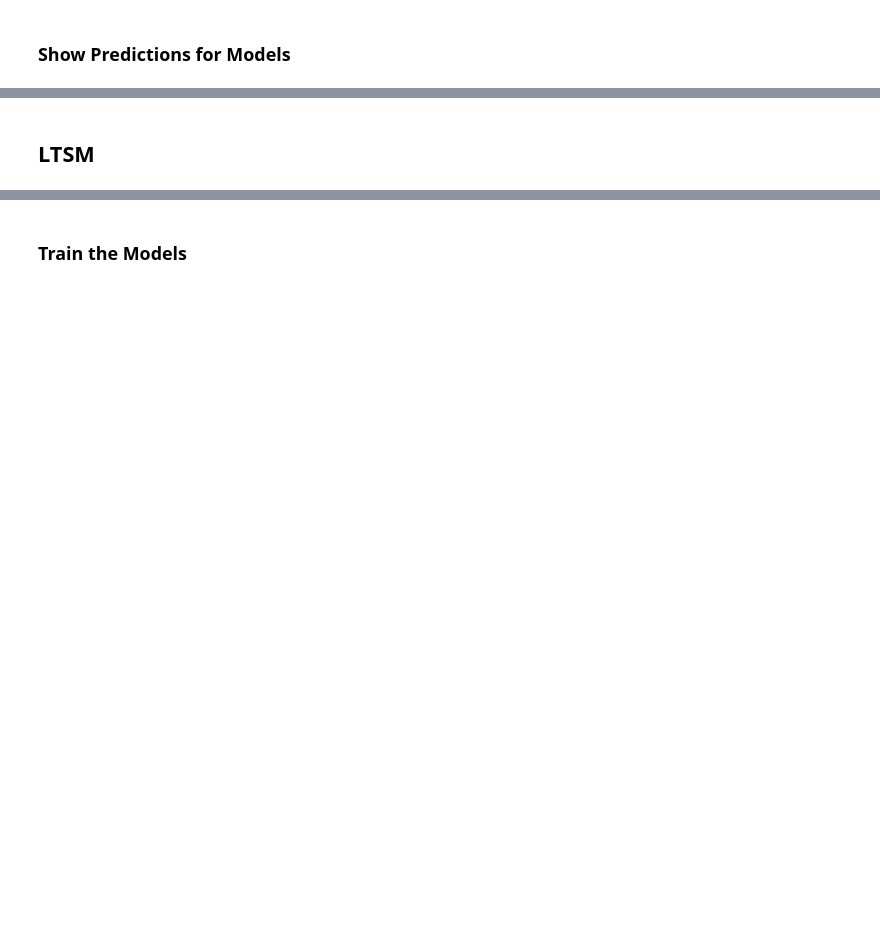
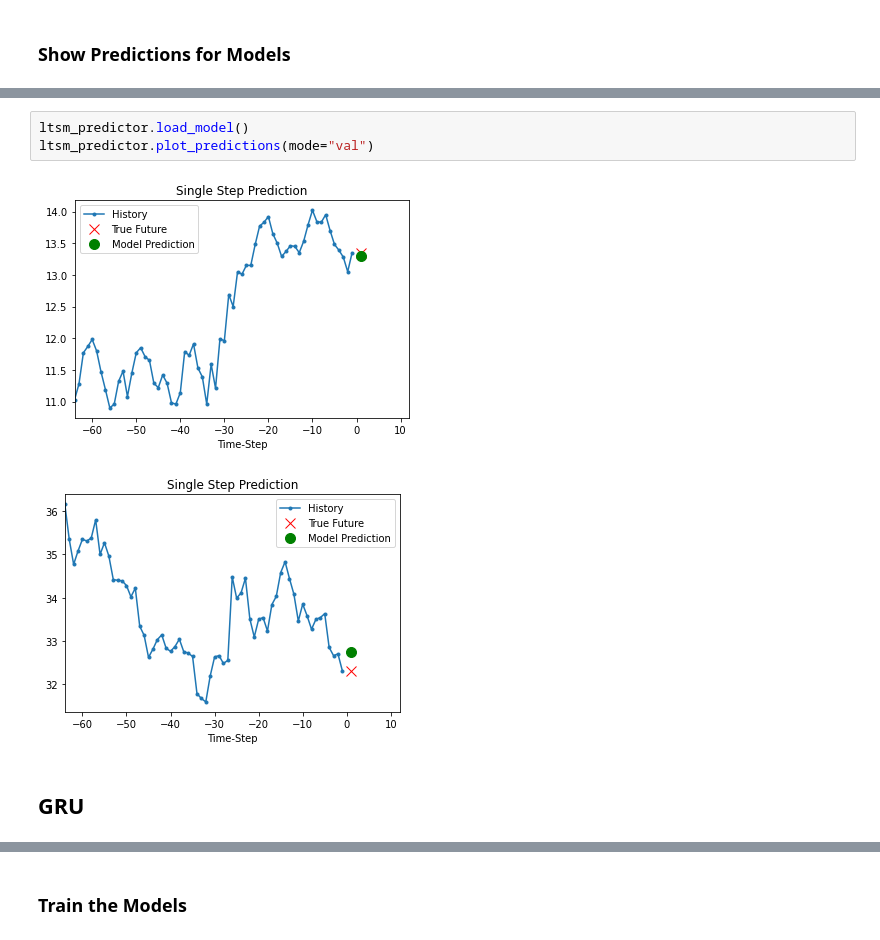
Before and after one commit to mschrader15/homework, a Jupyter notebook: spring-2022/ece-693/HW4/HW4.ipynb, the cells around one changed output, grey strips where cells are left out. Cells and saved outputs as stored; diff of their text form; blank space fills up the shorter version.

```diff
--- a/spring-2022/ece-693/HW4/HW4.ipynb
+++ b/spring-2022/ece-693/HW4/HW4.ipynb
@@ -1009,3 +1080,9 @@ AMZN
+# %%
+ltsm_predictor.load_model()
+ltsm_predictor.plot_predictions(mode="val")
+# %% [output]
+[figure, added]
+[figure, added]
 # %% [markdown]
-## LTSM
+## GRU
 # %%
```
Also changed, not shown: parts of 42 cells of this notebook.
